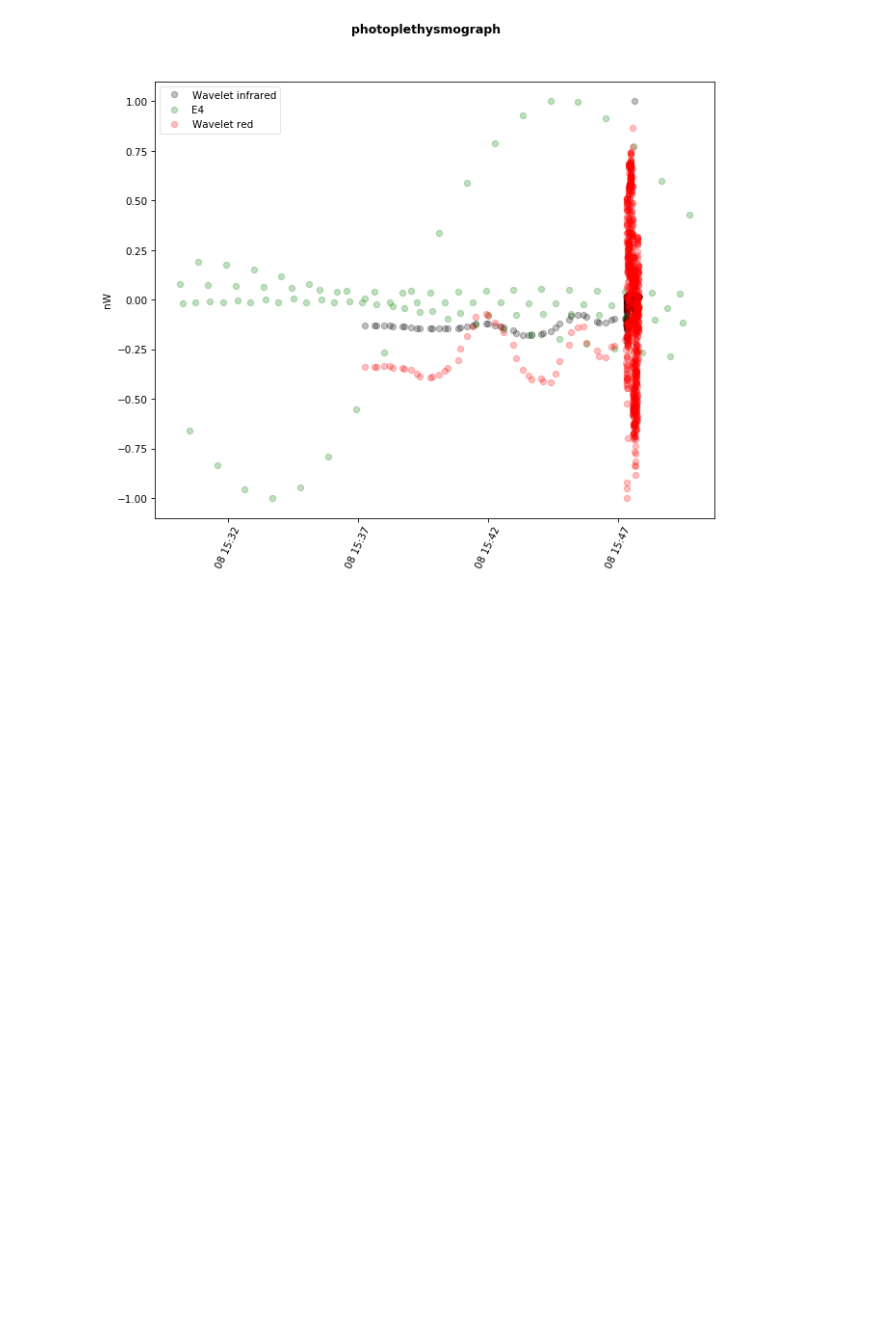
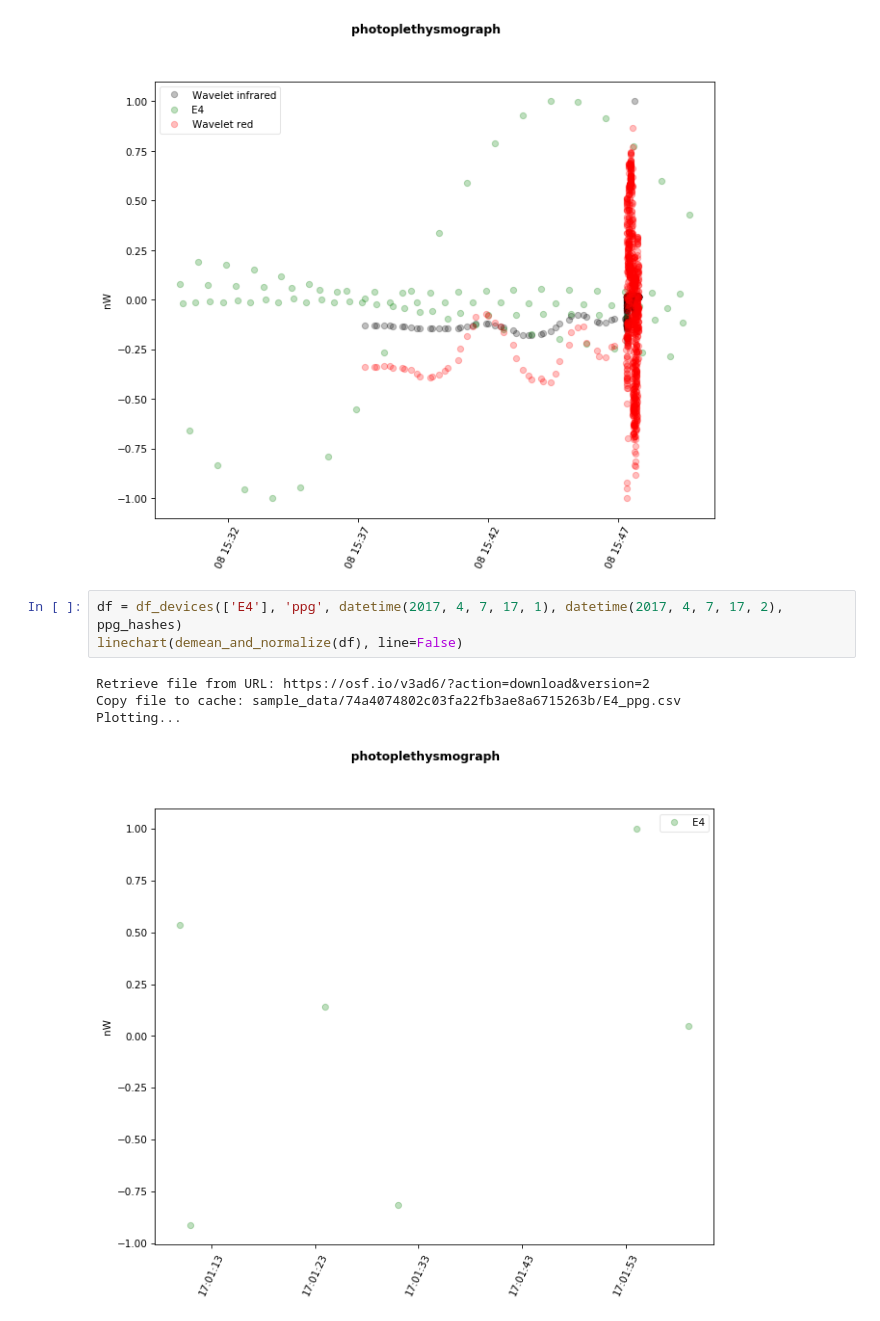
Before and after one commit to ChildMindInstitute/Healthy-Brain-Network-wearable-evaluation, a Jupyter notebook: ppg.ipynb, the cells around one changed output. Drawn from its saved outputs; the diff is of its cells as text; blank space fills up the shorter version.

```diff
--- a/ppg.ipynb
+++ b/ppg.ipynb
@@ -140,3 +140,11 @@ linechart(demean_and_normalize(shifted_df), line=False)
 # %% [output]
 Plotting...
 [figure]
+# %%
+df = df_devices(['E4'], 'ppg', datetime(2017, 4, 7, 17, 1), datetime(2017, 4, 7, 17, 2), ppg_hashes)
+linechart(demean_and_normalize(df), line=False)
+# %% [output]
+Retrieve file from URL: https://osf.io/v3ad6/?action=download&version=2
+Copy file to cache: sample_data/74a4074802c03fa22fb3ae8a6715263b/E4_ppg.csv
+Plotting...
+[figure, added]
```
Also changed, not shown: parts of 1 cell of this notebook, 3 other files.
